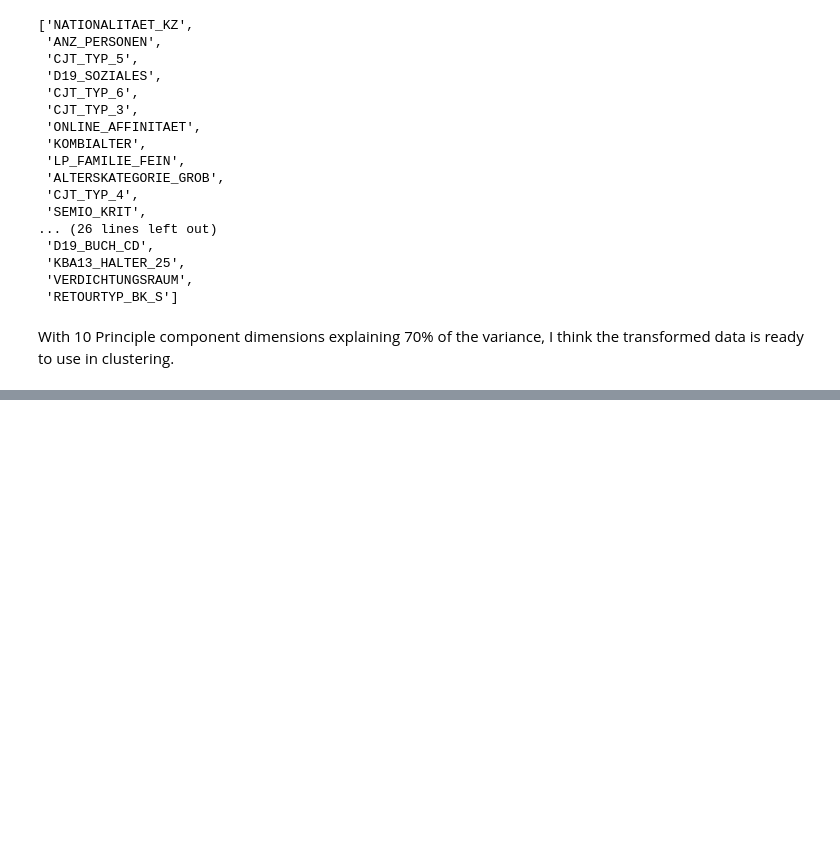
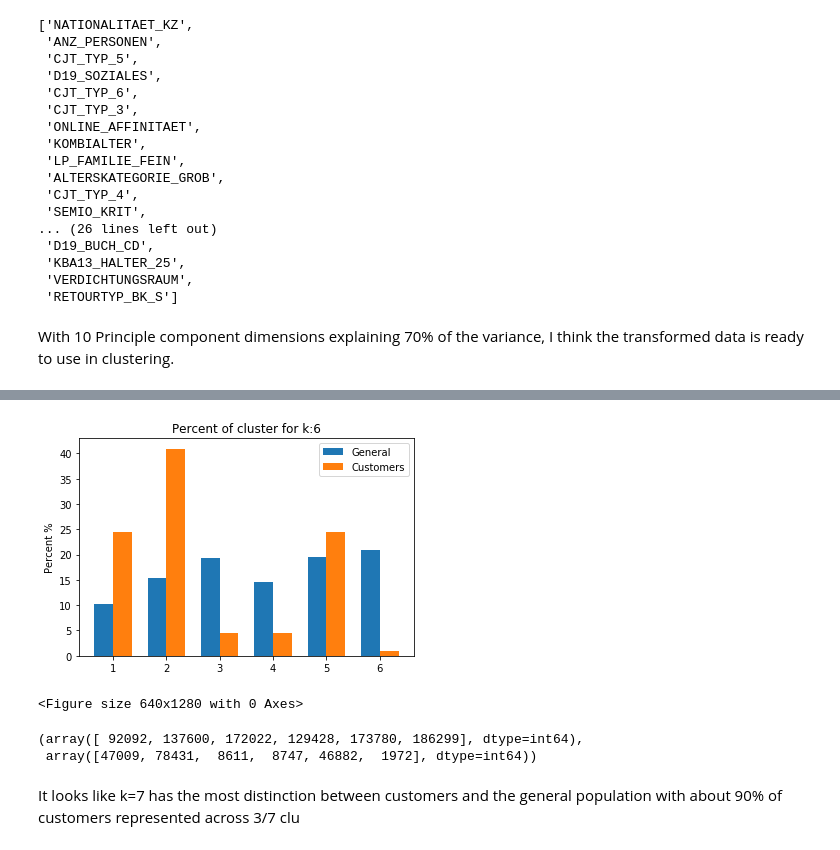
Before and after one commit to OliverFarren/arvato-udacity-customersegmentation, a Jupyter notebook: 1_customer_segmentation_report.ipynb, the cells around one changed output, grey strips where cells are left out. Cells and saved outputs as stored; diff of their text form; code cells hidden in the pictures; blank space fills up the shorter version.

```diff
--- a/1_customer_segmentation_report.ipynb
+++ b/1_customer_segmentation_report.ipynb
@@ -839,0 +1055,12 @@ With 10 Principle component dimensions explaining 70% of the variance, I think t
+# %%
+n_clusters = 6
+kmeanModel = KMeans(n_clusters=n_clusters,random_state=0)
+kmeanModel.fit(azdias_clean)
+plot_kmeans(kmeanModel,azdias_clean,customers_clean,n_clusters)
+# %% [output]
+[figure, added]
+<Figure size 640x1280 with 0 Axes>
+(array([ 92092, 137600, 172022, 129428, 173780, 186299], dtype=int64),
+ array([47009, 78431,  8611,  8747, 46882,  1972], dtype=int64))
+# %% [markdown]
+It looks like k=7 has the most distinction between customers and the general population with about 90% of customers represented across 3/7 clu
```
Also changed, not shown: parts of 19 cells of this notebook, 3 other files.
